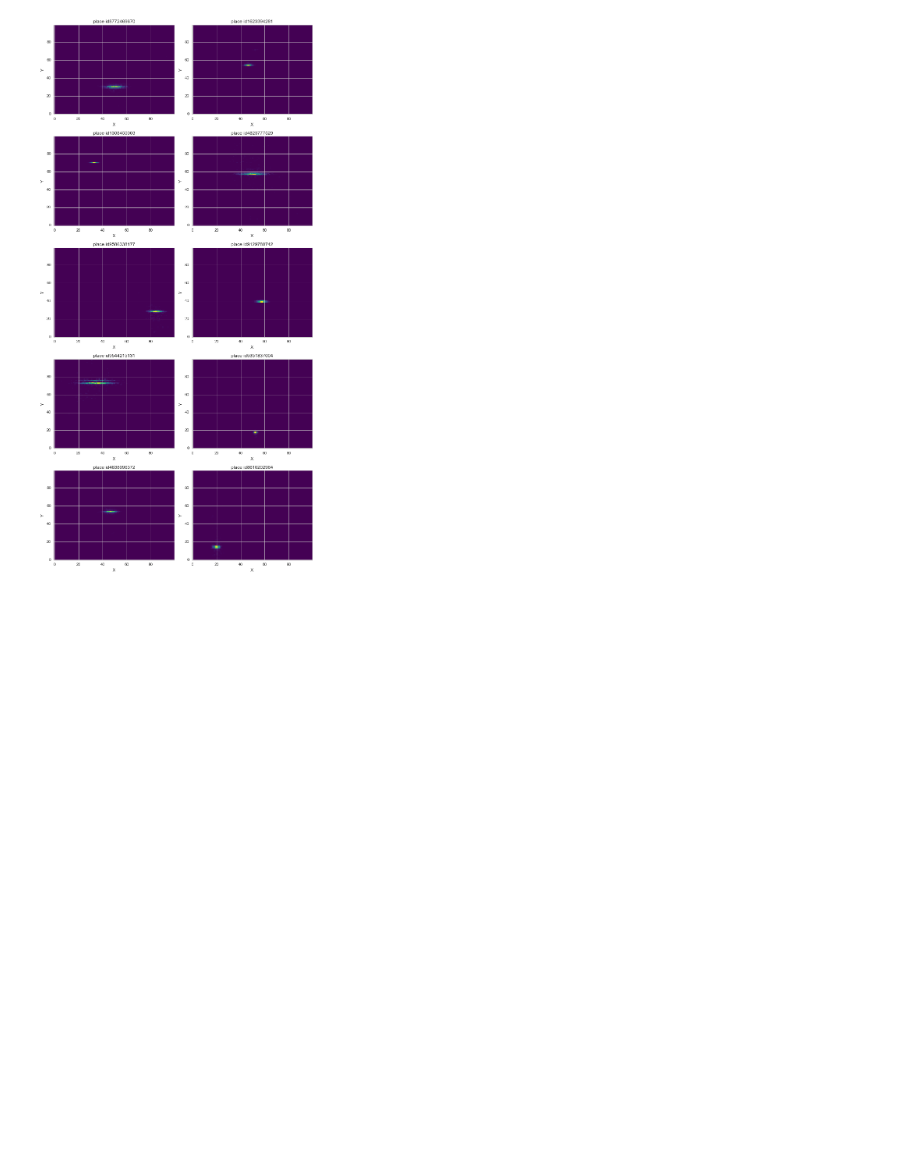
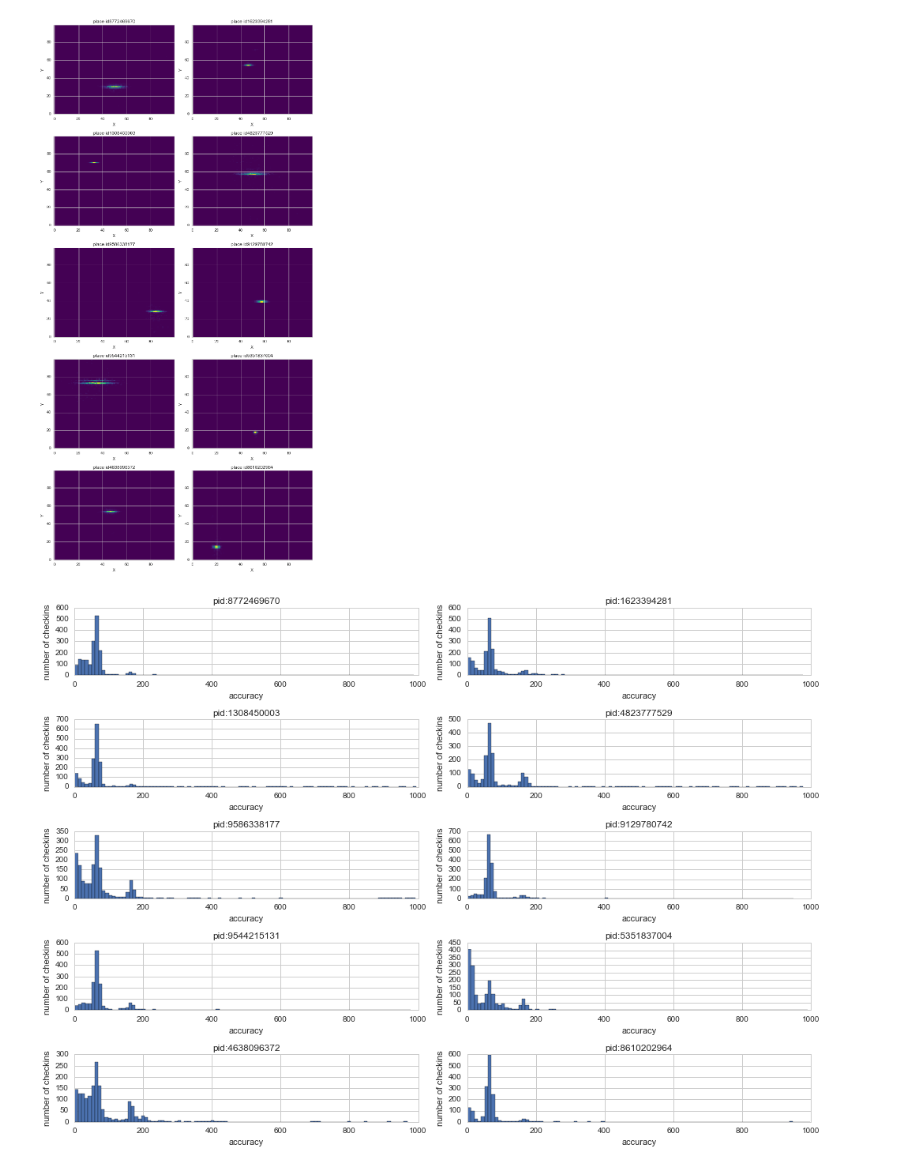
Before and after one commit to lightening0907/Kaggle, a Jupyter notebook: Facebook Checkin/Facebook Checkin - EDA.ipynb, the cells around one changed output. Cells and saved outputs as stored; diff of their text form; code cells hidden in the pictures; blank space fills up the shorter version.

```diff
--- a/Facebook Checkin/Facebook Checkin - EDA.ipynb
+++ b/Facebook Checkin/Facebook Checkin - EDA.ipynb
@@ -320,0 +319,17 @@ def get_datetime(df):
+# %%
+#plot the day of year variation
+plt.figure(4,figsize=(14,10))
+def accuracy_top_places(num_places,topPlaceId):
+    for i in range(len(topPlaceId)):
+        train_place = train.loc[train['place_id'] == topPlaceId[i]]
+        plt.subplot(num_places/2,2,i+1)
+        plt.hist(train_place['accuracy'],bins=100)
+        plt.xlabel("accuracy")
+        plt.ylabel("number of checkins")
+        plt.title("pid:"+str(topPlaceId[i]))
+    plt.tight_layout()
+    plt.show()
+
+accuracy_top_places(10,top10placeId)
+# %% [output]
+[figure, added]
```
Also changed, not shown: parts of 9 cells of this notebook, 2 other files.
